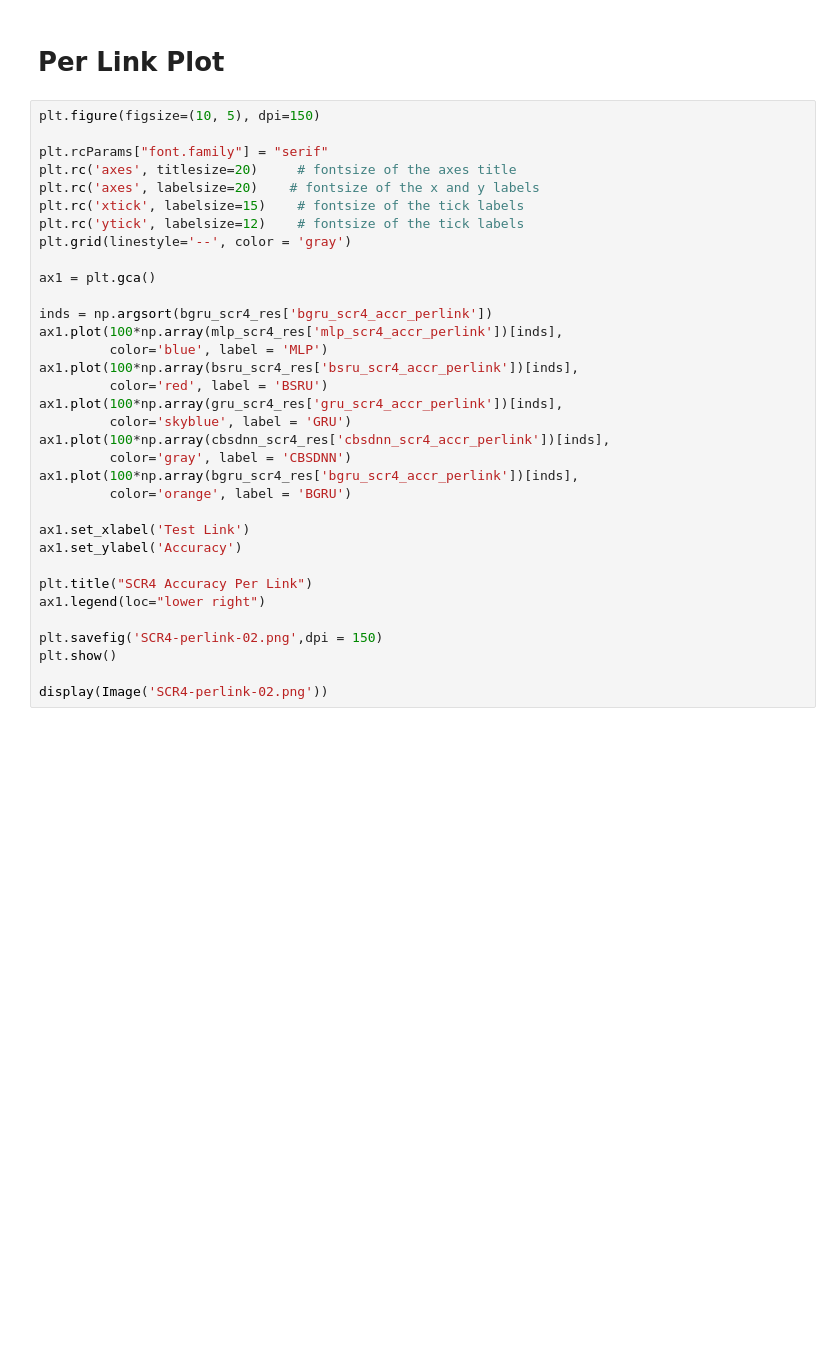
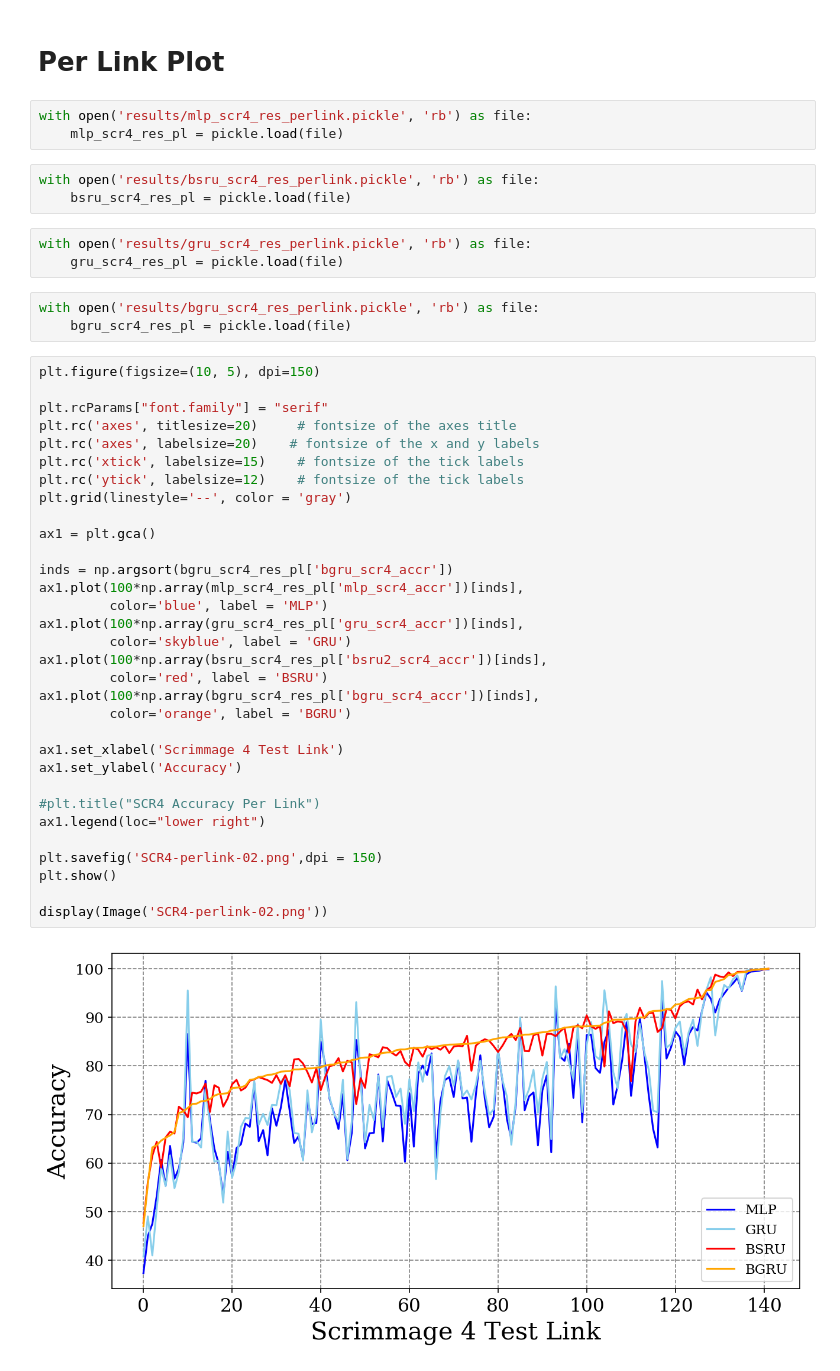
Before and after one commit to amahdeej/sc2-frame-error, a Jupyter notebook: Plots.ipynb, the cells around one changed output. Cells and saved outputs as stored; diff of their text form; blank space fills up the shorter version.

```diff
--- a/Plots.ipynb
+++ b/Plots.ipynb
@@ -604,36 +578,48 @@ display(Image('BGRU-SNR-Plt.png'))
 # %% [markdown]
 # Per Link Plot
+# %%
+with open('results/mlp_scr4_res_perlink.pickle', 'rb') as file:
+    mlp_scr4_res_pl = pickle.load(file)
+# %%
+with open('results/bsru_scr4_res_perlink.pickle', 'rb') as file:
+    bsru_scr4_res_pl = pickle.load(file)
+# %%
+with open('results/gru_scr4_res_perlink.pickle', 'rb') as file:
+    gru_scr4_res_pl = pickle.load(file)
+# %%
+with open('results/bgru_scr4_res_perlink.pickle', 'rb') as file:
+    bgru_scr4_res_pl = pickle.load(file)
 # %%
 plt.figure(figsize=(10, 5), dpi=150)
 
 plt.rcParams["font.family"] = "serif"
 plt.rc('axes', titlesize=20)     # fontsize of the axes title
 plt.rc('axes', labelsize=20)    # fontsize of the x and y labels
 plt.rc('xtick', labelsize=15)    # fontsize of the tick labels
 plt.rc('ytick', labelsize=12)    # fontsize of the tick labels
 plt.grid(linestyle='--', color = 'gray')
 
 ax1 = plt.gca()
 
-inds = np.argsort(bgru_scr4_res['bgru_scr4_accr_perlink'])
-ax1.plot(100*np.array(mlp_scr4_res['mlp_scr4_accr_perlink'])[inds],
+inds = np.argsort(bgru_scr4_res_pl['bgru_scr4_accr'])
+ax1.plot(100*np.array(mlp_scr4_res_pl['mlp_scr4_accr'])[inds],
          color='blue', label = 'MLP')
-ax1.plot(100*np.array(bsru_scr4_res['bsru_scr4_accr_perlink'])[inds],
+ax1.plot(100*np.array(gru_scr4_res_pl['gru_scr4_accr'])[inds],
+         color='skyblue', label = 'GRU')
+ax1.plot(100*np.array(bsru_scr4_res_pl['bsru2_scr4_accr'])[inds],
          color='red', label = 'BSRU')
-ax1.plot(100*np.array(gru_scr4_res['gru_scr4_accr_perlink'])[inds],
-         color='skyblue', label = 'GRU')
-ax1.plot(100*np.array(cbsdnn_scr4_res['cbsdnn_scr4_accr_perlink'])[inds],
-         color='gray', label = 'CBSDNN')
-ax1.plot(100*np.array(bgru_scr4_res['bgru_scr4_accr_perlink'])[inds],
+ax1.plot(100*np.array(bgru_scr4_res_pl['bgru_scr4_accr'])[inds],
          color='orange', label = 'BGRU')
 
-ax1.set_xlabel('Test Link')
+ax1.set_xlabel('Scrimmage 4 Test Link')
 ax1.set_ylabel('Accuracy')
 
-plt.title("SCR4 Accuracy Per Link")
+#plt.title("SCR4 Accuracy Per Link")
 ax1.legend(loc="lower right")
 
 plt.savefig('SCR4-perlink-02.png',dpi = 150)
 plt.show()
 
 display(Image('SCR4-perlink-02.png'))
+# %% [output]
+[figure, added]
```
Also changed, not shown: parts of 33 cells of this notebook, 4 other files.
